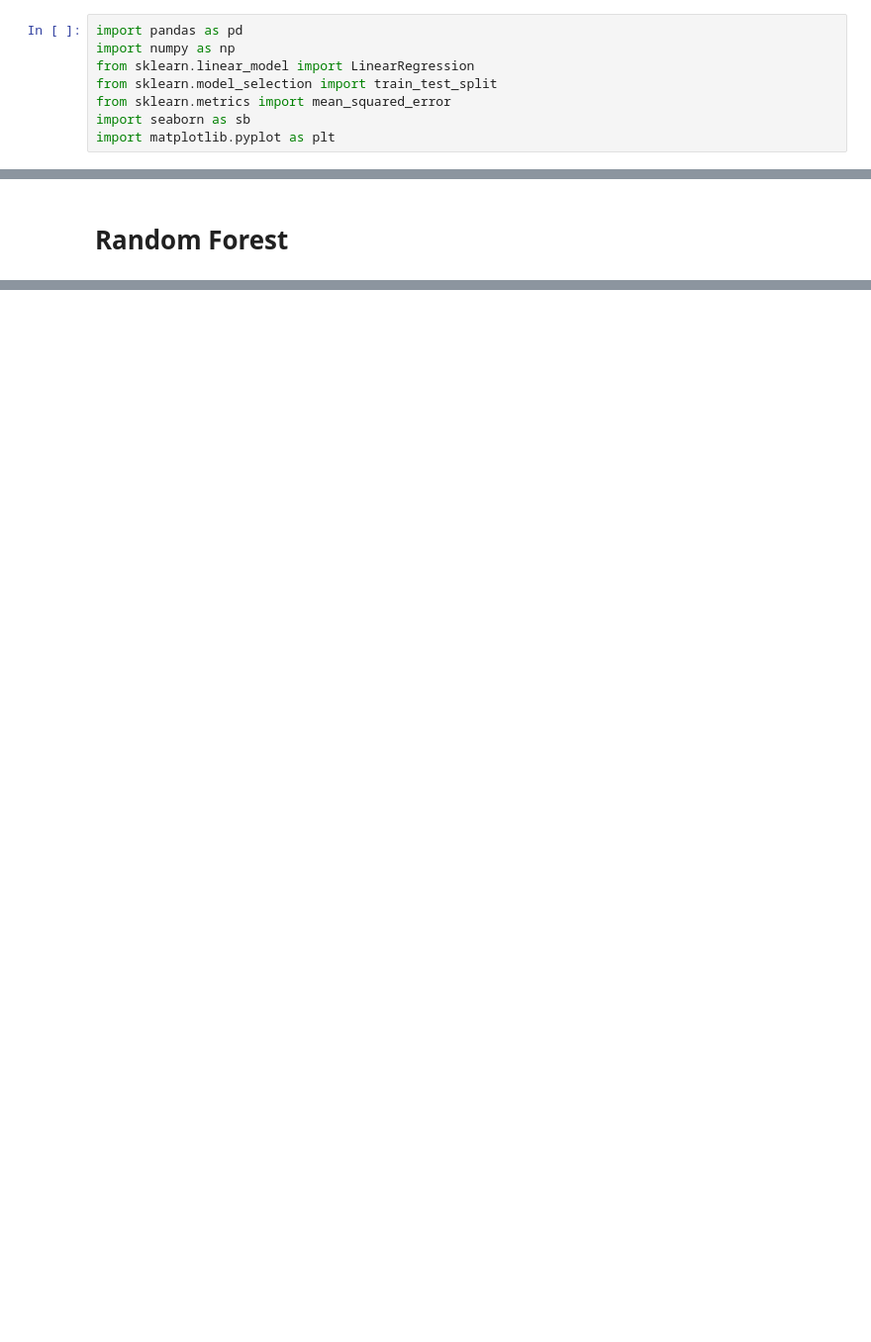
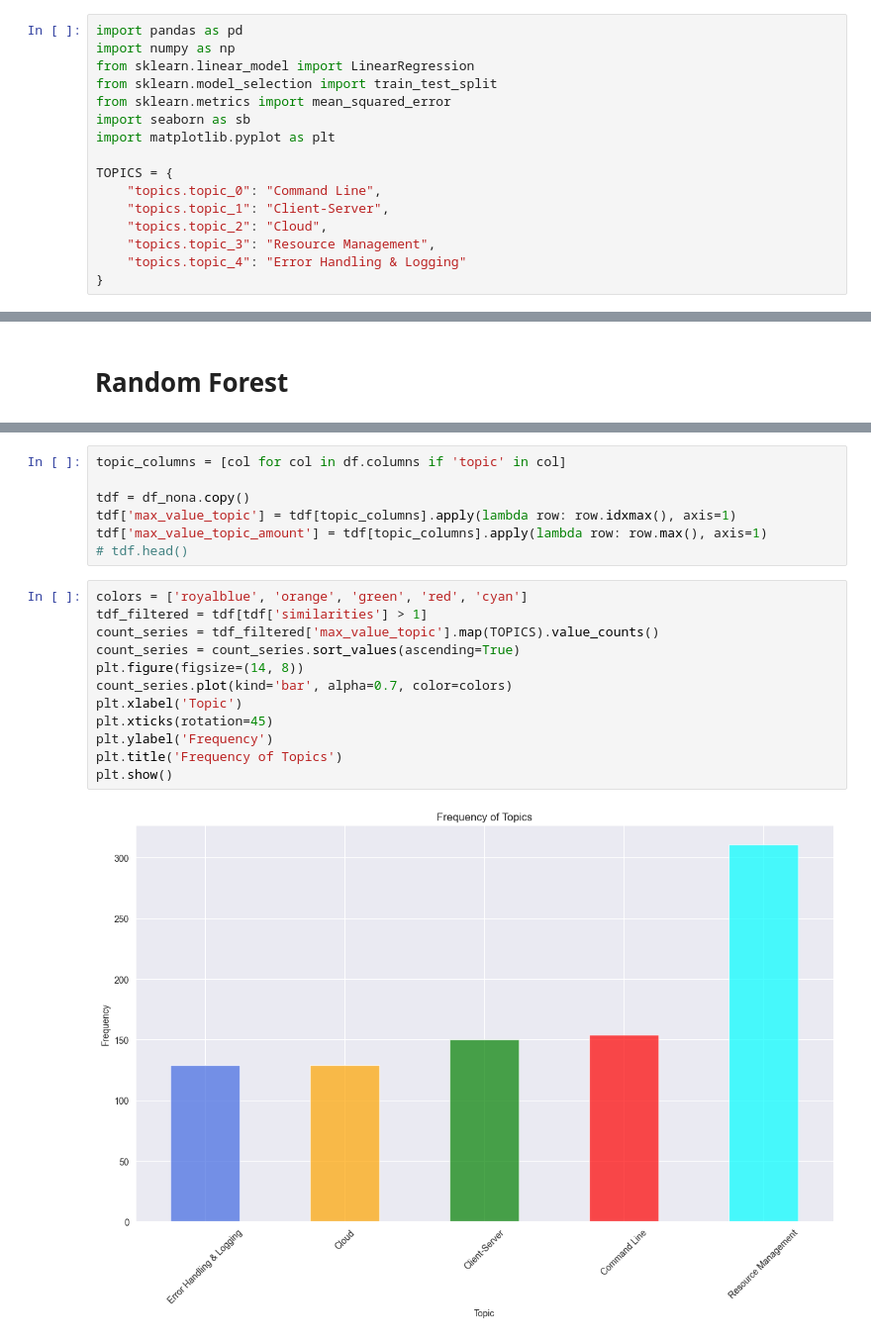
Before and after one commit to jubenitezg/Go-Clone-Thesis, a Jupyter notebook: clone-detection/analysis.ipynb, the cells around one changed output, grey strips where cells are left out. Shown at 99% size. Cells and saved outputs as stored; diff of their text form; blank space fills up the shorter version.

```diff
--- a/clone-detection/analysis.ipynb
+++ b/clone-detection/analysis.ipynb
@@ -6,6 +6,14 @@ from sklearn.model_selection import train_test_split
 from sklearn.metrics import mean_squared_error
 import seaborn as sb
 import matplotlib.pyplot as plt
+
+TOPICS = {
+    "topics.topic_0": "Command Line",
+    "topics.topic_1": "Client-Server",
+    "topics.topic_2": "Cloud",
+    "topics.topic_3": "Resource Management",
+    "topics.topic_4": "Error Handling & Logging"
+}
 # %%
 df = pd.read_csv('full.csv')
 # %%
@@ -228,0 +239,21 @@ plt.show()
+# %%
+topic_columns = [col for col in df.columns if 'topic' in col]
+
+tdf = df_nona.copy()
+tdf['max_value_topic'] = tdf[topic_columns].apply(lambda row: row.idxmax(), axis=1)
+tdf['max_value_topic_amount'] = tdf[topic_columns].apply(lambda row: row.max(), axis=1)
+# tdf.head()
+# %%
+colors = ['royalblue', 'orange', 'green', 'red', 'cyan']
+tdf_filtered = tdf[tdf['similarities'] > 1]
+count_series = tdf_filtered['max_value_topic'].map(TOPICS).value_counts()
+count_series = count_series.sort_values(ascending=True)
+plt.figure(figsize=(14, 8))
+count_series.plot(kind='bar', alpha=0.7, color=colors)
+plt.xlabel('Topic')
+plt.xticks(rotation=45)
+plt.ylabel('Frequency')
+plt.title('Frequency of Topics')
+plt.show()
+# %% [output]
+[figure, added]
```
Also changed, not shown: parts of 31 cells of this notebook, 1 other file.
